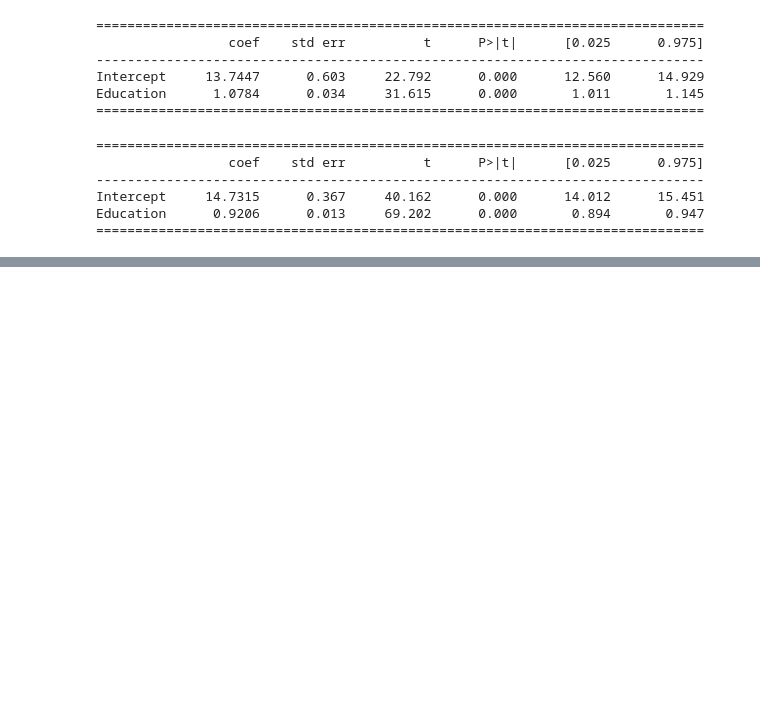
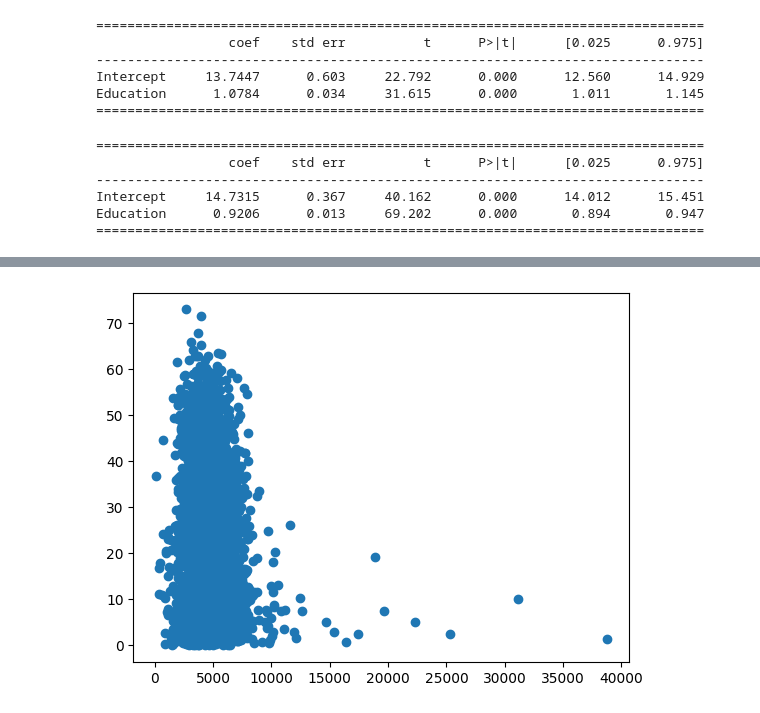
Before and after one commit to valenciaaalberto/Math189Project, a Jupyter notebook: Data/project.ipynb, the cells around one changed output, grey strips where cells are left out. Drawn from its saved outputs; the diff is of its cells as text; code cells hidden in the pictures; blank space fills up the shorter version.

```diff
--- a/Data/project.ipynb
+++ b/Data/project.ipynb
@@ -133,0 +168,7 @@ plt.plot(sd['Education'], model_sd.predict(sd['Education']), color='red')
+# %%
+def present(feature_x, feature_y):
+    plt.scatter(x=sd_la[feature_x],y=sd_la[feature_y])
+# %%
+present("Total Population", "Education")
+# %% [output]
+[figure, added]
```
Also changed, not shown: parts of 9 cells of this notebook, 1 other file.
